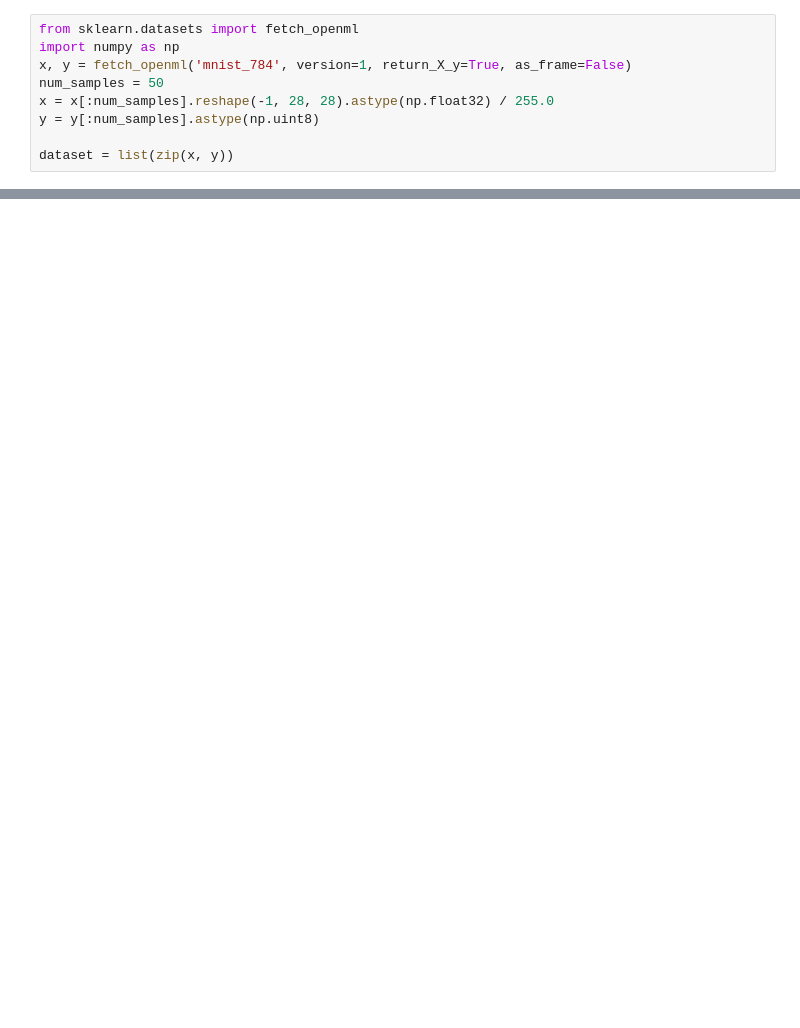
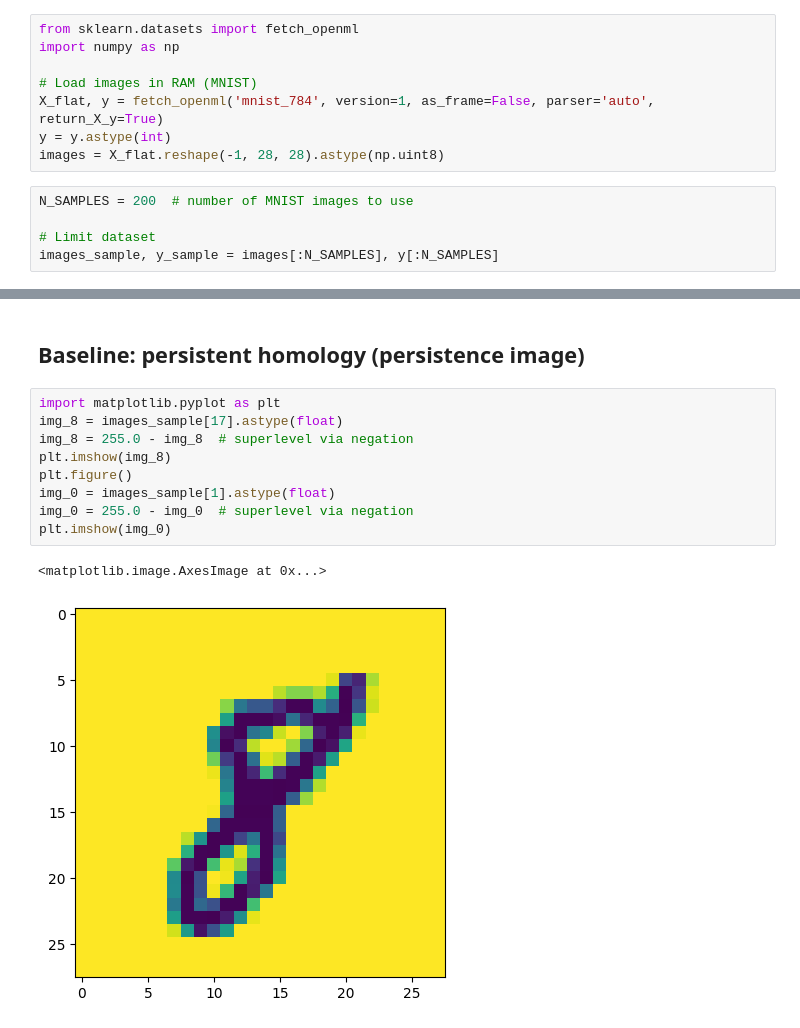
Before and after one commit to mmasque/persistent-laplacians, a Jupyter notebook: notebooks/cubical_complexes.ipynb, the cells around one changed output, grey strips where cells are left out. Saved outputs shown, nothing was run; the diff lists cells and outputs as text; blank space fills up the shorter version.

```diff
--- a/notebooks/cubical_complexes.ipynb
+++ b/notebooks/cubical_complexes.ipynb
@@ -19,9 +1,13 @@ pl.smallest_eigenvalue(
 # %%
 from sklearn.datasets import fetch_openml
 import numpy as np
-x, y = fetch_openml('mnist_784', version=1, return_X_y=True, as_frame=False)
-num_samples = 50
-x = x[:num_samples].reshape(-1, 28, 28).astype(np.float32) / 255.0
-y = y[:num_samples].astype(np.uint8)
 
-dataset = list(zip(x, y))
+# Load images in RAM (MNIST)
+X_flat, y = fetch_openml('mnist_784', version=1, as_frame=False, parser='auto', return_X_y=True)
+y = y.astype(int)
+images = X_flat.reshape(-1, 28, 28).astype(np.uint8)
+# %%
+N_SAMPLES = 200  # number of MNIST images to use
+
+# Limit dataset
+images_sample, y_sample = images[:N_SAMPLES], y[:N_SAMPLES]
@@ -27,0 +56,14 @@ dataset = list(zip(x, y))
+# %% [markdown]
+## Baseline: persistent homology (persistence image)
+# %%
+import matplotlib.pyplot as plt
+img_8 = images_sample[17].astype(float)
+img_8 = 255.0 - img_8  # superlevel via negation
+plt.imshow(img_8)
+plt.figure()
+img_0 = images_sample[1].astype(float)
+img_0 = 255.0 - img_0  # superlevel via negation
+plt.imshow(img_0)
+# %% [output]
+<matplotlib.image.AxesImage at 0x...>
+[figure, added]
```
Also changed, not shown: parts of 31 cells of this notebook, 6 other files.
